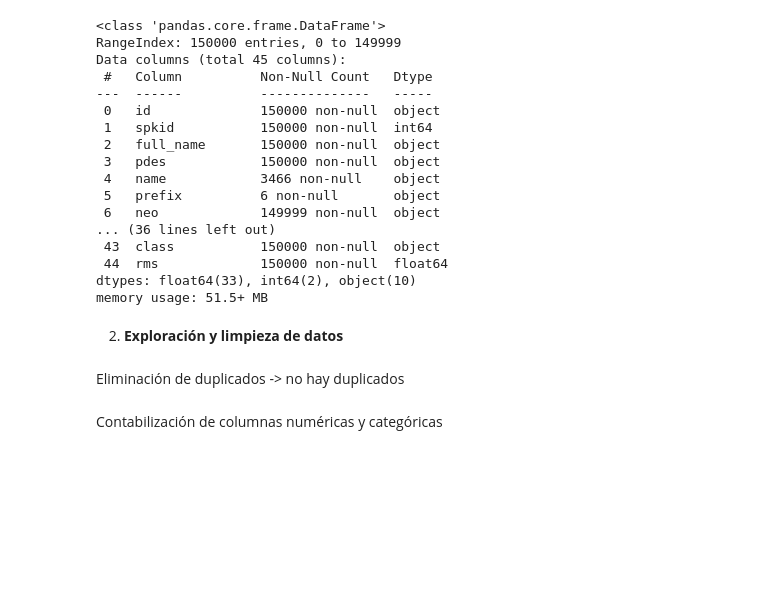
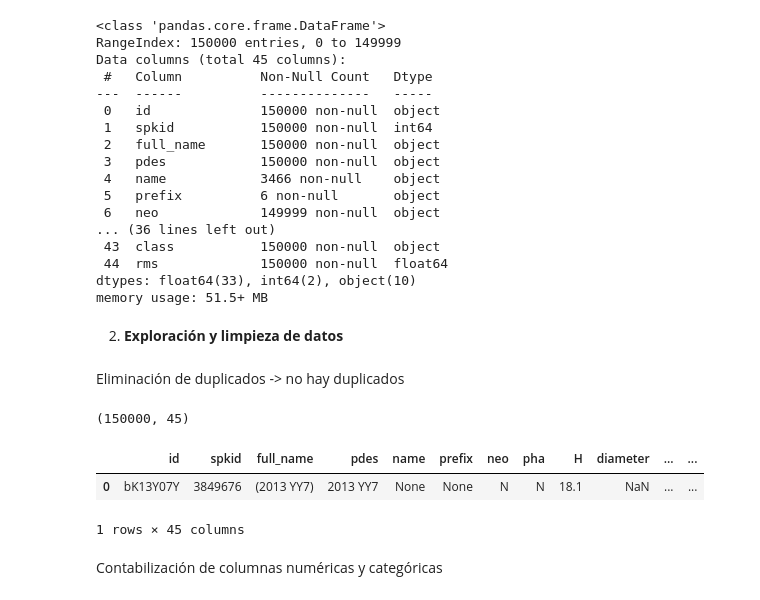
Before and after one commit to PazReumante/asteroid_prediction, a Jupyter notebook: Project/explore_base.ipynb, the cells around one changed output. Cells and saved outputs as stored; diff of their text form; code cells hidden in the pictures; blank space fills up the shorter version.

```diff
--- a/Project/explore_base.ipynb
+++ b/Project/explore_base.ipynb
@@ -155,10 +112,15 @@ memory usage: 51.5+ MB
 # %% [markdown]
 Eliminación de duplicados -> no hay duplicados
 # %%
-if sample_total_data_sql.duplicated().sum():
+if sample_total_data.duplicated().sum():
     sample_total_data = sample_total_data.drop_duplicates()
-print(sample_total_data_sql.shape)
-sample_total_data_sql.head(1)
+print(sample_total_data.shape)
+sample_total_data.head(1)
+# %% [output]
+(150000, 45)
+|  | id | spkid | full_name | pdes | name | prefix | neo | pha | H | diameter | ... | ... |
+| 0 | bK13Y07Y | 3849676 | (2013 YY7) | 2013 YY7 | None | None | N | N | 18.1 | NaN | ... | ... |
+1 rows × 45 columns
 # %% [markdown]
 Contabilización de columnas numéricas y categóricas
 # %%
```
Also changed, not shown: parts of 65 cells of this notebook, 2 other files.
